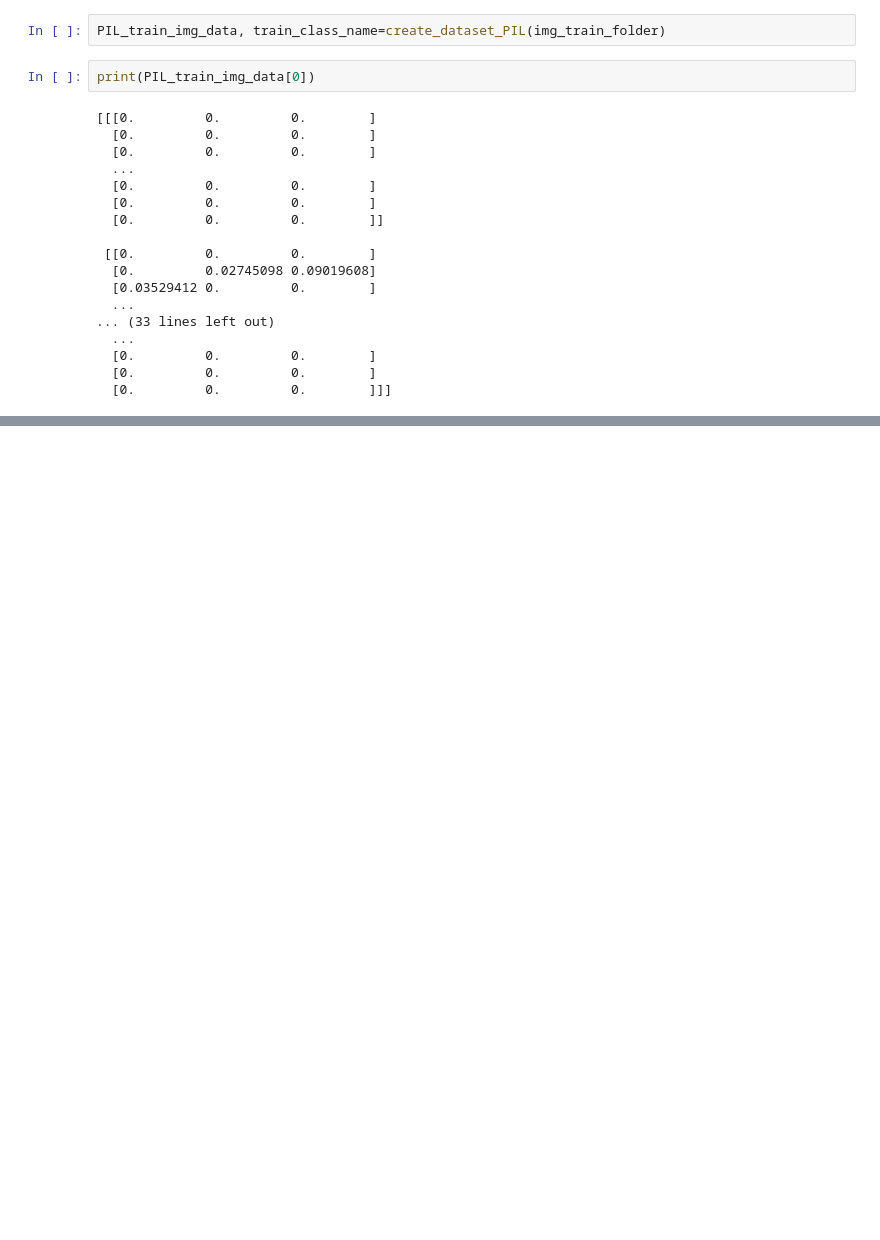
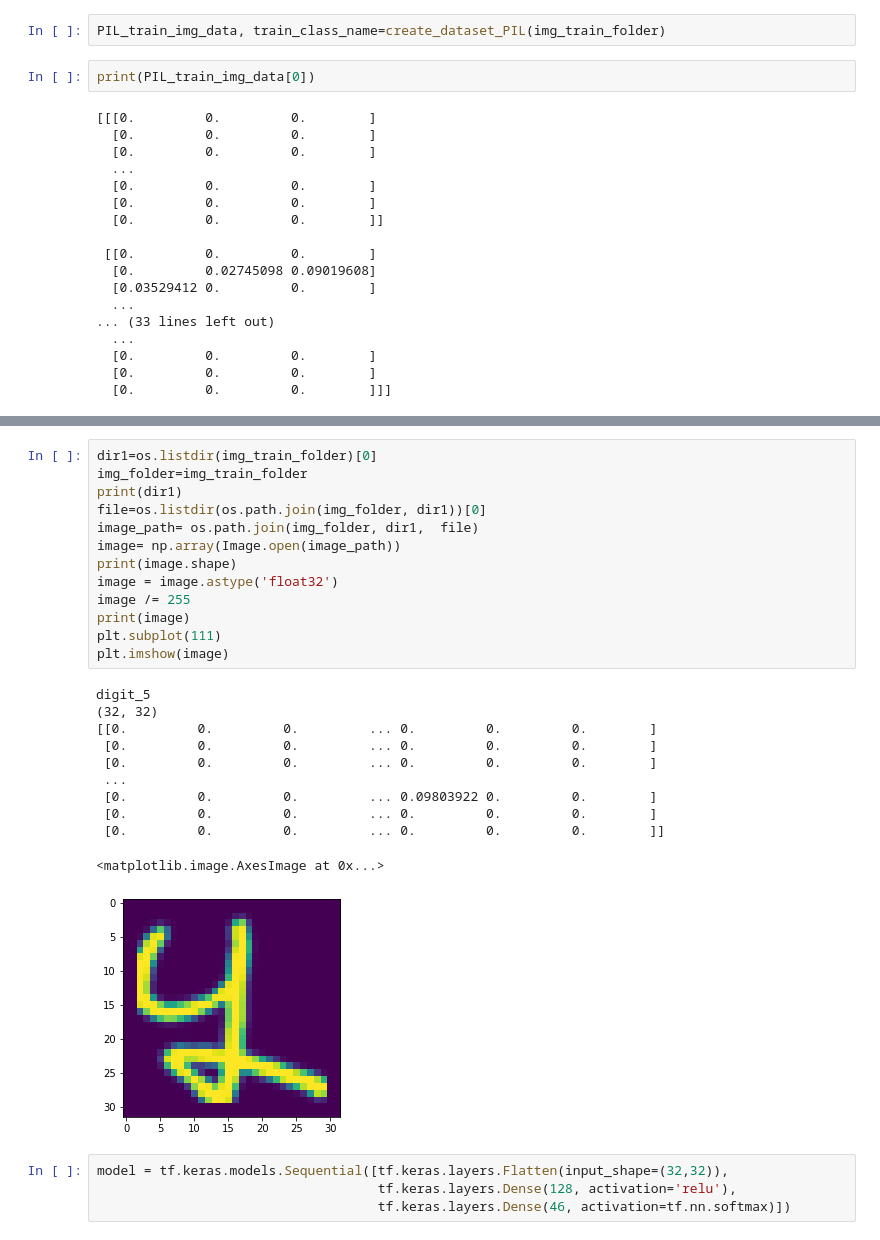
Before and after one commit to Chandigarh-University-students/Devanagri-Text-Classifier, a Jupyter notebook: Devanagri2_py.ipynb, the cells around one changed output, grey strips where cells are left out. Cells and saved outputs as stored; diff of their text form; blank space fills up the shorter version.

```diff
--- a/Devanagri2_py.ipynb
+++ b/Devanagri2_py.ipynb
@@ -55,0 +81,29 @@ print(PIL_train_img_data[0])
+# %%
+dir1=os.listdir(img_train_folder)[0]
+img_folder=img_train_folder
+print(dir1)
+file=os.listdir(os.path.join(img_folder, dir1))[0]
+image_path= os.path.join(img_folder, dir1,  file)
+image= np.array(Image.open(image_path))
+print(image.shape)
+image = image.astype('float32')
+image /= 255
+print(image)
+plt.subplot(111)
+plt.imshow(image)
+# %% [output]
+digit_5
+(32, 32)
+[[0.         0.         0.         ... 0.         0.         0.        ]
+ [0.         0.         0.         ... 0.         0.         0.        ]
+ [0.         0.         0.         ... 0.         0.         0.        ]
+ ...
+ [0.         0.         0.         ... 0.09803922 0.         0.        ]
+ [0.         0.         0.         ... 0.         0.         0.        ]
+ [0.         0.         0.         ... 0.         0.         0.        ]]
+<matplotlib.image.AxesImage at 0x...>
+[figure, added]
+# %%
+model = tf.keras.models.Sequential([tf.keras.layers.Flatten(input_shape=(32,32)),
+                                    tf.keras.layers.Dense(128, activation='relu'),
+                                    tf.keras.layers.Dense(46, activation=tf.nn.softmax)])
```
Also changed, not shown: parts of 15 cells of this notebook.
